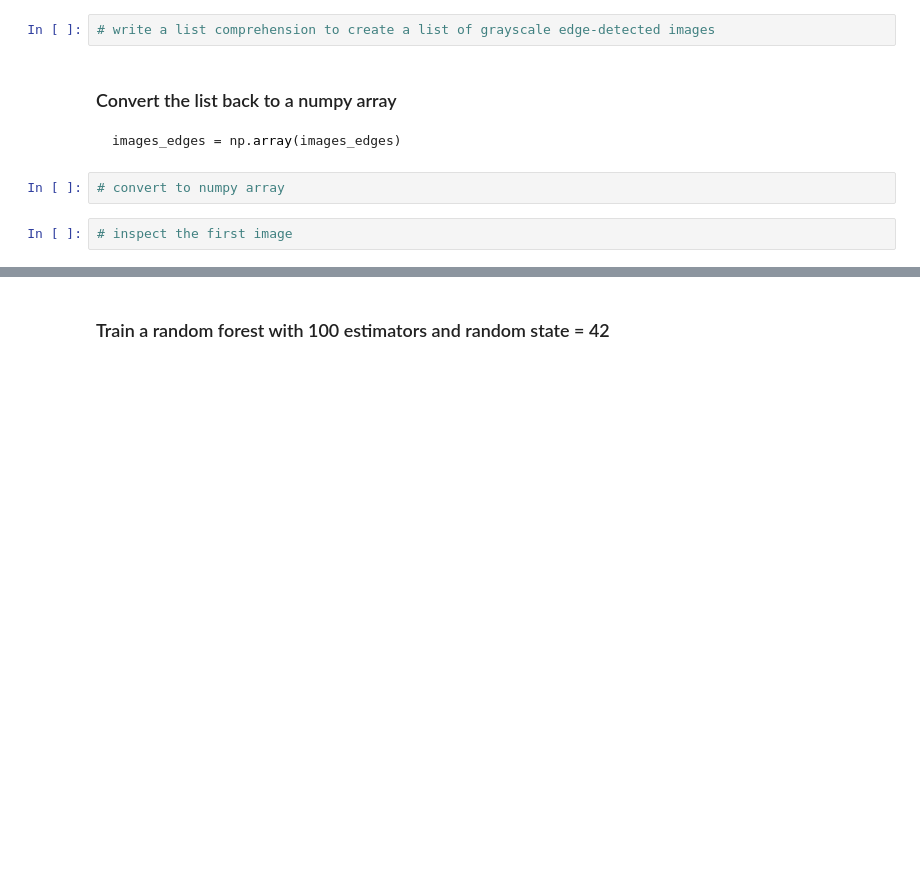
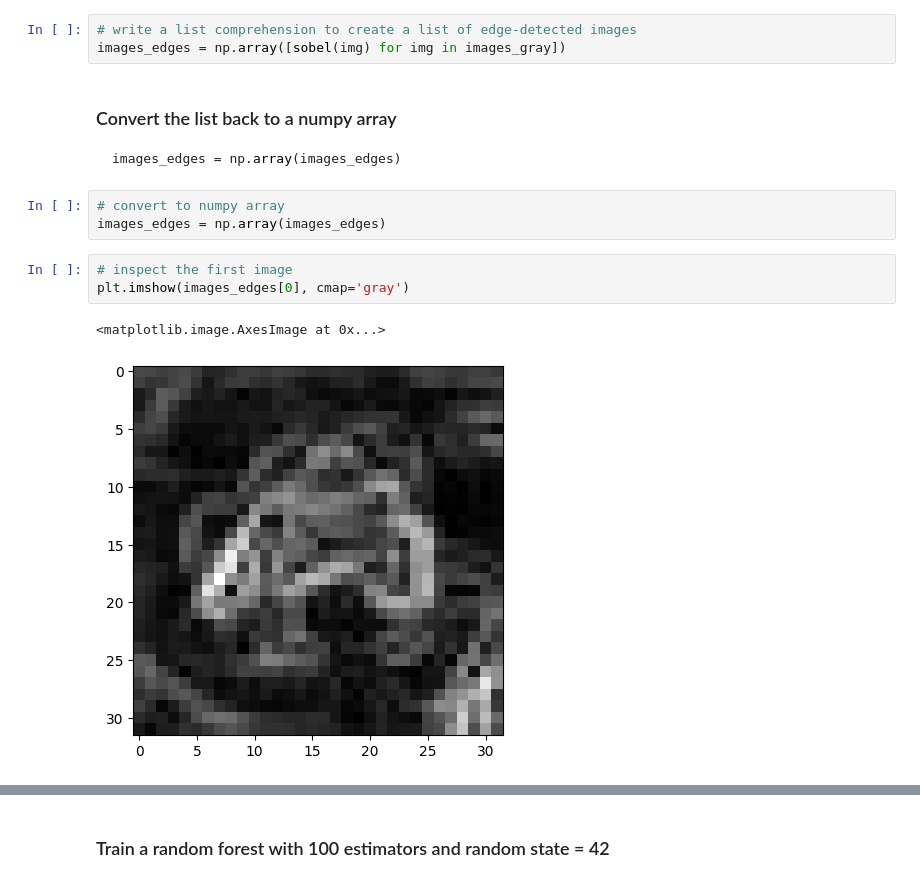
Before and after one commit to UH-MBBE/BE-491-Lecture-20, a Jupyter notebook: L20_notes.ipynb, the cells around one changed output, grey strips where cells are left out. Saved outputs shown, nothing was run; the diff lists cells and outputs as text; blank space fills up the shorter version.

````diff
--- a/L20_notes.ipynb
+++ b/L20_notes.ipynb
@@ -246,7 +265,8 @@ Use scikit-image's [sobel](https://en.wikipedia.org/wiki/Sobel_operator) functio
 sobel_image = sobel(image)
 ```
 # %%
-# write a list comprehension to create a list of grayscale edge-detected images
+# write a list comprehension to create a list of edge-detected images
+images_edges = np.array([sobel(img) for img in images_gray])
 # %% [markdown]
 ### Convert the list back to a numpy array
 
@@ -255,7 +275,12 @@ images_edges = np.array(images_edges)
 ```
 # %%
 # convert to numpy array
+images_edges = np.array(images_edges)
 # %%
 # inspect the first image
+plt.imshow(images_edges[0], cmap='gray')
+# %% [output]
+<matplotlib.image.AxesImage at 0x...>
+[figure, added]
 # %%
 # inspect image_edges data
````
Also changed, not shown: parts of 12 cells of this notebook.
